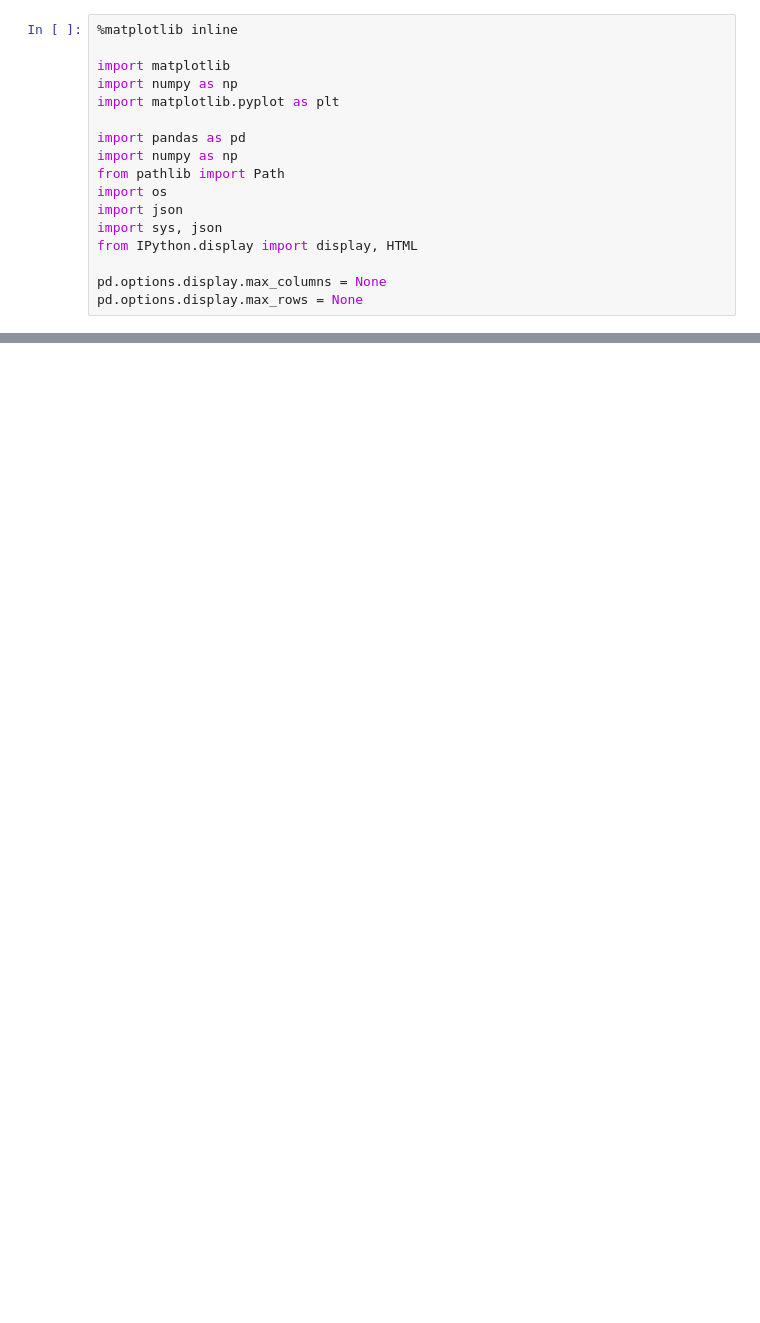
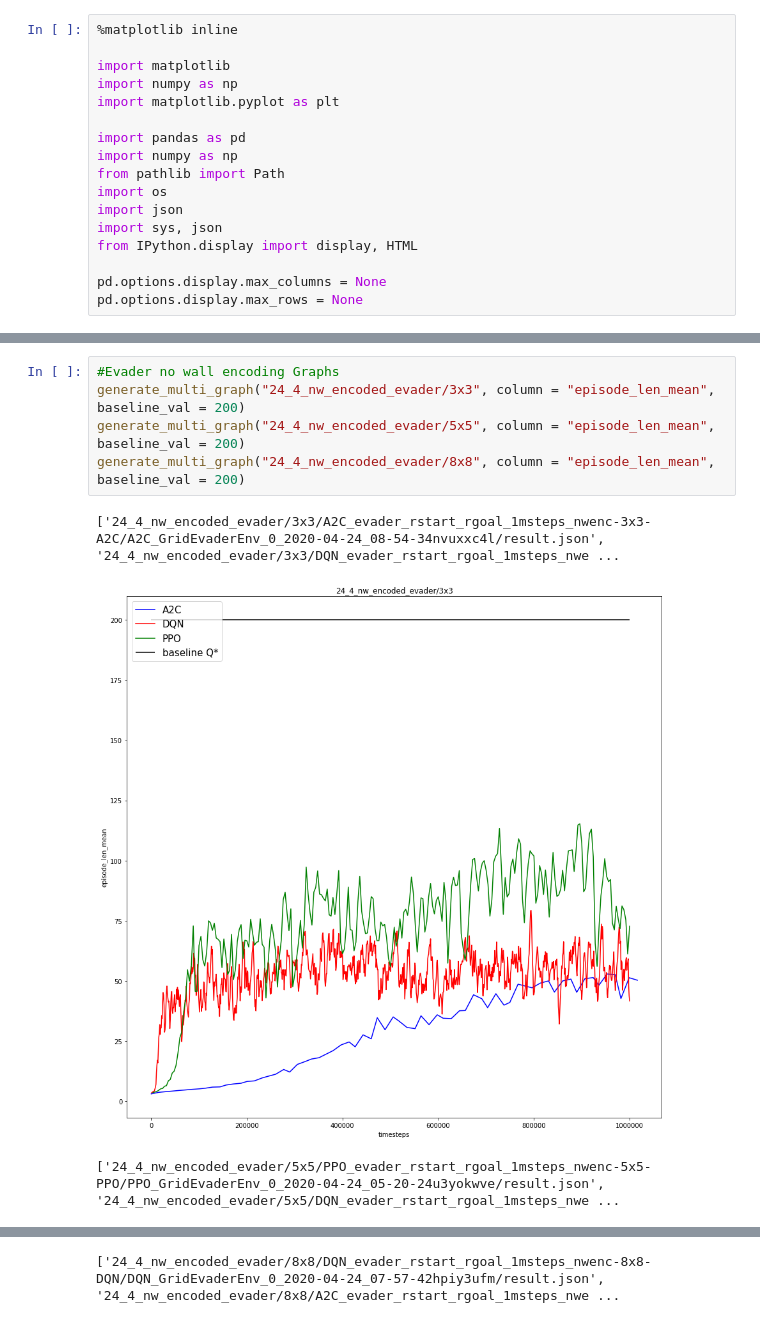
Before and after one commit to kinseyreeves/Deep-RL-Baselines, a Jupyter notebook: results/result_parser.ipynb, the cells around one changed output, grey strips where cells are left out. Saved outputs shown, nothing was run; the diff lists cells and outputs as text; blank space fills up the shorter version.

```diff
--- a/results/result_parser.ipynb
+++ b/results/result_parser.ipynb
@@ -202,0 +197,9 @@ generate_multi_graph("wenc_evader_1r_rsrg_1m/8x8", column = "episode_len_mean",
+# %%
+#Evader no wall encoding Graphs
+generate_multi_graph("24_4_nw_encoded_evader/3x3", column = "episode_len_mean", baseline_val = 200)
+generate_multi_graph("24_4_nw_encoded_evader/5x5", column = "episode_len_mean", baseline_val = 200)
+generate_multi_graph("24_4_nw_encoded_evader/8x8", column = "episode_len_mean", baseline_val = 200)
+# %% [output]
+['24_4_nw_encoded_evader/3x3/A2C_evader_rstart_rgoal_1msteps_nwenc-3x3-A2C/A2C_GridEvaderEnv_0_2020-04-24_08-54-34nvuxxc4l/result.json', '24_4_nw_encoded_evader/3x3/DQN_evader_rstart_rgoal_1msteps_nwe ...
+[figure, added]
+['24_4_nw_encoded_evader/5x5/PPO_evader_rstart_rgoal_1msteps_nwenc-5x5-PPO/PPO_GridEvaderEnv_0_2020-04-24_05-20-24u3yokwve/result.json', '24_4_nw_encoded_evader/5x5/DQN_evader_rstart_rgoal_1msteps_nwe ...
@@ -202,0 +207 @@ generate_multi_graph("wenc_evader_1r_rsrg_1m/8x8", column = "episode_len_mean",
+['24_4_nw_encoded_evader/8x8/DQN_evader_rstart_rgoal_1msteps_nwenc-8x8-DQN/DQN_GridEvaderEnv_0_2020-04-24_07-57-42hpiy3ufm/result.json', '24_4_nw_encoded_evader/8x8/A2C_evader_rstart_rgoal_1msteps_nwe ...
```
Also changed, not shown: parts of 9 cells of this notebook, 8 other files.
